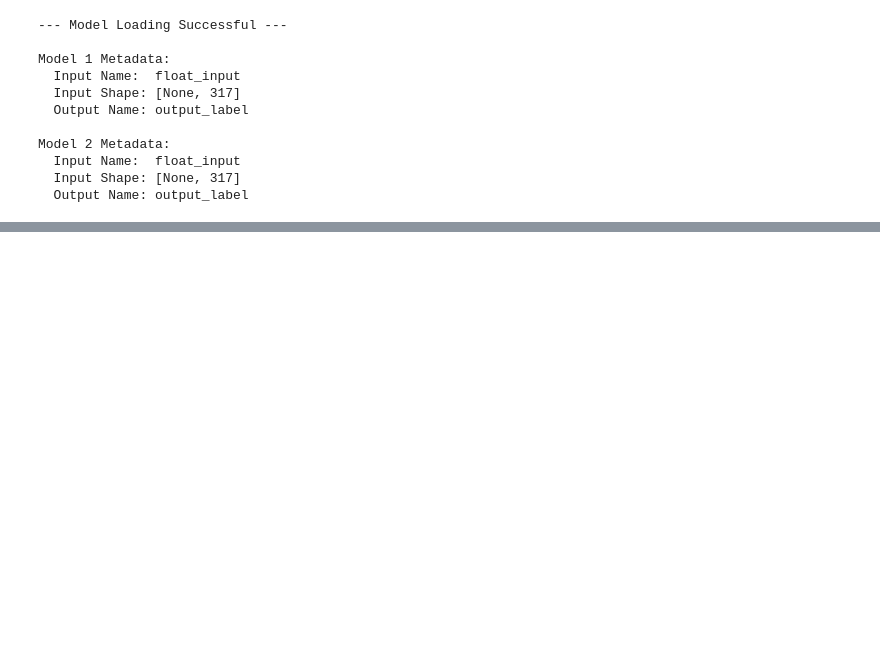
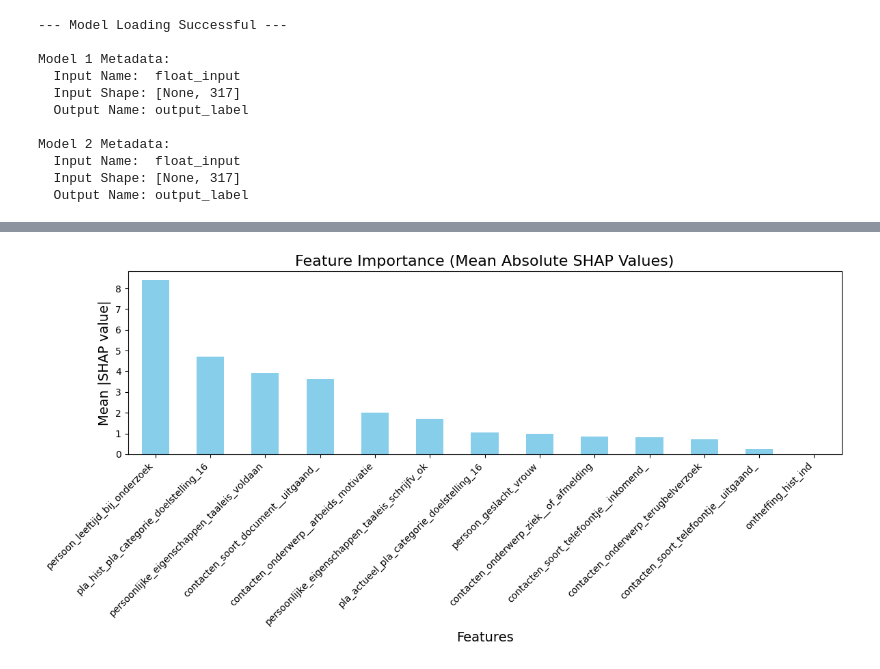
Before and after one commit to AndreiLeIttu/DSAIT-4015-Group-48-Software-AI-Testing, a Jupyter notebook: group1/evaluation.ipynb, the cells around one changed output, grey strips where cells are left out. Saved outputs shown, nothing was run; the diff lists cells and outputs as text; code cells hidden in the pictures; blank space fills up the shorter version.

Commit message:
add changes for group 1

```diff
--- a/group1/evaluation.ipynb
+++ b/group1/evaluation.ipynb
@@ -136,0 +163,26 @@ Confusion Matrix:
+# %%
+%load_ext autoreload
+%autoreload 2
+protected_features = [
+    'persoon_geslacht_vrouw',
+    'persoon_leeftijd_bij_onderzoek',
+    'persoonlijke_eigenschappen_taaleis_voldaan'
+]
+neighborhood_proxies = [c for c in X_train.columns if 'neighborhood' in c or 'district' in c]
+toxic_features = protected_features + neighborhood_proxies
+
+safe_core = [
+    'ontheffing_hist_ind',
+    'pla_hist_pla_categorie_doelstelling_16',
+    'persoonlijke_eigenschappen_taaleis_schrijfv_ok',
+    'contacten_soort_telefoontje__uitgaand_',
+    'contacten_onderwerp__arbeids_motivatie',
+    'contacten_soort_document__uitgaand_',
+    'contacten_soort_telefoontje__inkomend_',
+    'contacten_onderwerp_terugbelverzoek',
+    'pla_actueel_pla_categorie_doelstelling_16',
+    'contacten_onderwerp_ziek__of_afmelding'
+]
+all_features = safe_core + toxic_features
+tester1 = TesterGroup1(ONNXModelAdapter("model_1.onnx", all_features), X_train)
+tester2 = TesterGroup1(ONNXModelAdapter("model_2.onnx", all_features), X_train)
@@ -136,0 +194,4 @@ Confusion Matrix:
+# %%
+shap_values1 = tester1.test_shapley_values()
+# %% [output]
+[figure, added]
```
Also changed, not shown: parts of 12 cells of this notebook, 5 other files.
